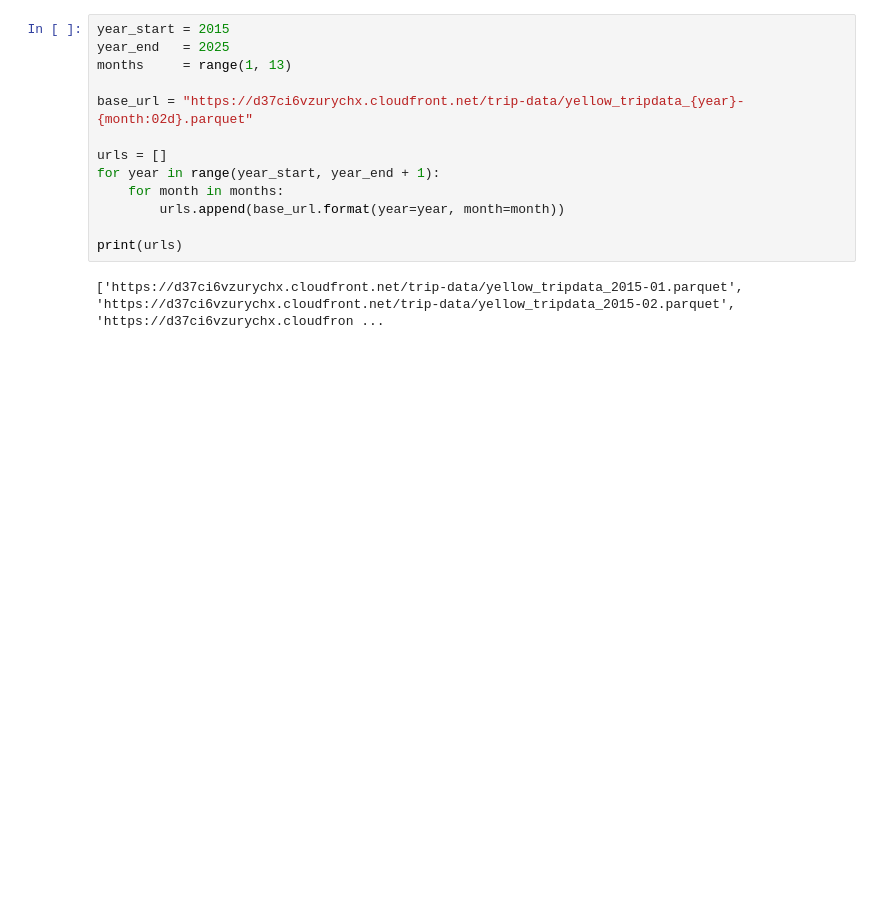
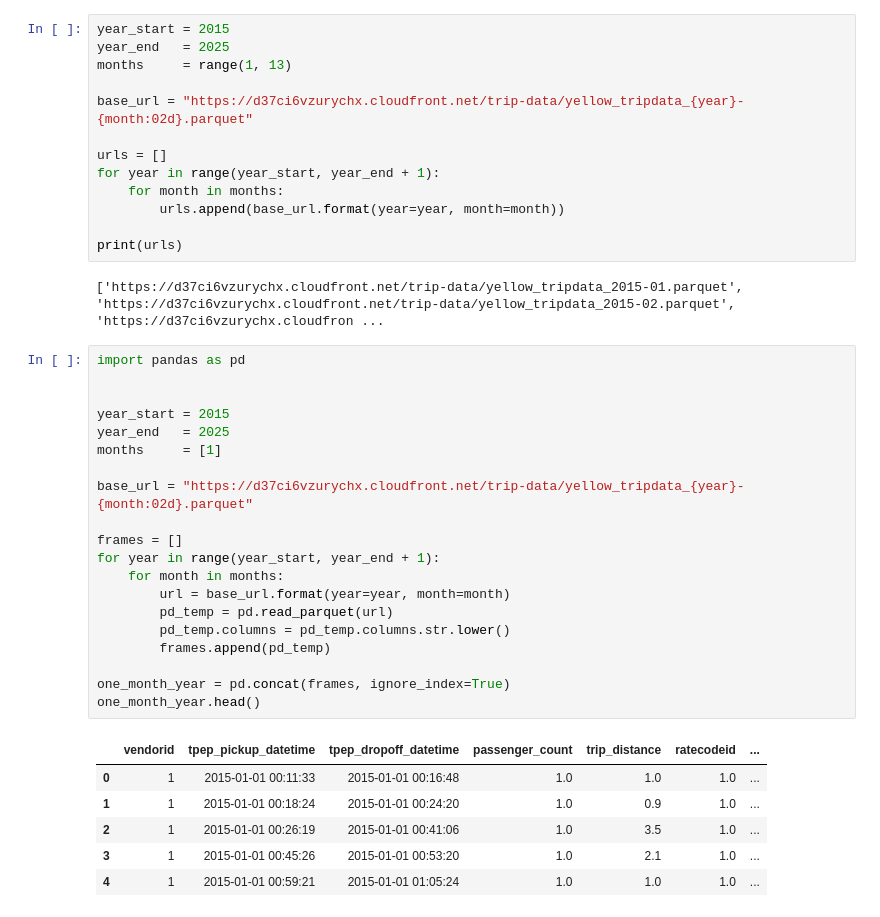
Before and after one commit to mpillapa/pset-2, a Jupyter notebook: notebooks/pruebas_lab2.ipynb, the cells around one changed output. Saved outputs shown, nothing was run; the diff lists cells and outputs as text; blank space fills up the shorter version.

```diff
--- a/notebooks/pruebas_lab2.ipynb
+++ b/notebooks/pruebas_lab2.ipynb
@@ -68,3 +68,30 @@ for year in range(year_start, year_end + 1):
 print(urls)
 # %% [output]
 ['https://d37ci6vzurychx.cloudfront.net/trip-data/yellow_tripdata_2015-01.parquet', 'https://d37ci6vzurychx.cloudfront.net/trip-data/yellow_tripdata_2015-02.parquet', 'https://d37ci6vzurychx.cloudfron ...
+# %%
+import pandas as pd
+
+
+year_start = 2015
+year_end   = 2025
+months     = [1]
+
+base_url = "https://d37ci6vzurychx.cloudfront.net/trip-data/yellow_tripdata_{year}-{month:02d}.parquet"
+
+frames = []
+for year in range(year_start, year_end + 1):
+    for month in months:
+        url = base_url.format(year=year, month=month)
+        pd_temp = pd.read_parquet(url)
+        pd_temp.columns = pd_temp.columns.str.lower()
+        frames.append(pd_temp)
+
+one_month_year = pd.concat(frames, ignore_index=True)
+one_month_year.head()
+# %% [output]
+|  | vendorid | tpep_pickup_datetime | tpep_dropoff_datetime | passenger_count | trip_distance | ratecodeid | ... |
+| 0 | 1 | 2015-01-01 00:11:33 | 2015-01-01 00:16:48 | 1.0 | 1.0 | 1.0 | ... |
+| 1 | 1 | 2015-01-01 00:18:24 | 2015-01-01 00:24:20 | 1.0 | 0.9 | 1.0 | ... |
+| 2 | 1 | 2015-01-01 00:26:19 | 2015-01-01 00:41:06 | 1.0 | 3.5 | 1.0 | ... |
+| 3 | 1 | 2015-01-01 00:45:26 | 2015-01-01 00:53:20 | 1.0 | 2.1 | 1.0 | ... |
+| 4 | 1 | 2015-01-01 00:59:21 | 2015-01-01 01:05:24 | 1.0 | 1.0 | 1.0 | ... |
```
Also changed, not shown: parts of 4 cells of this notebook, 5 other files.
